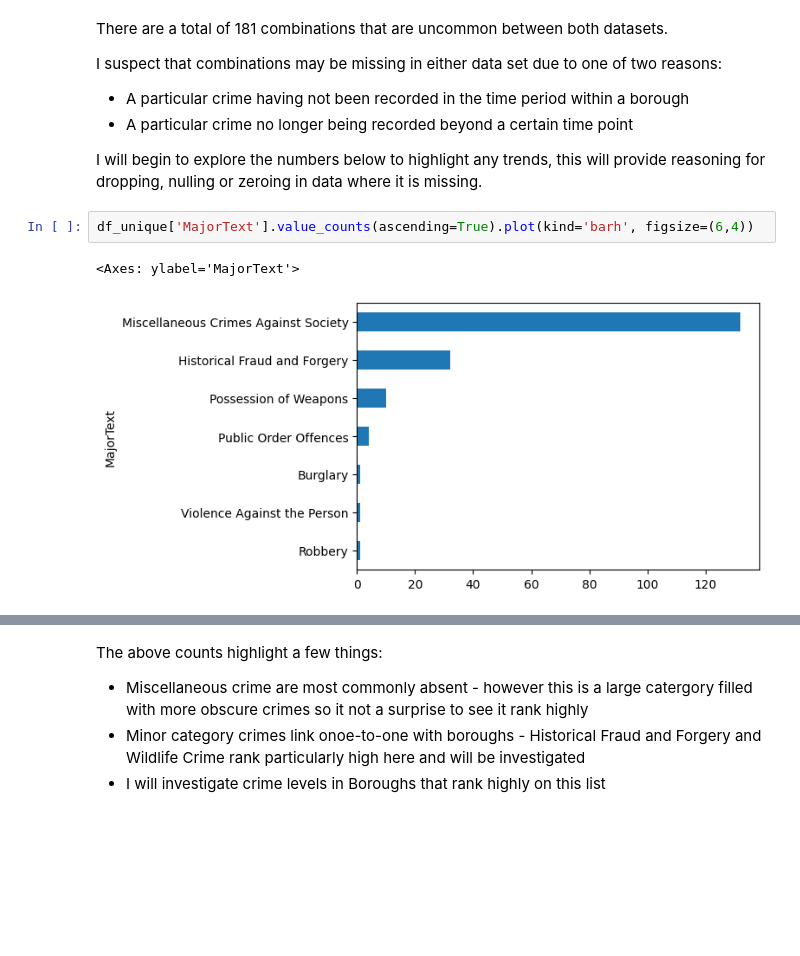
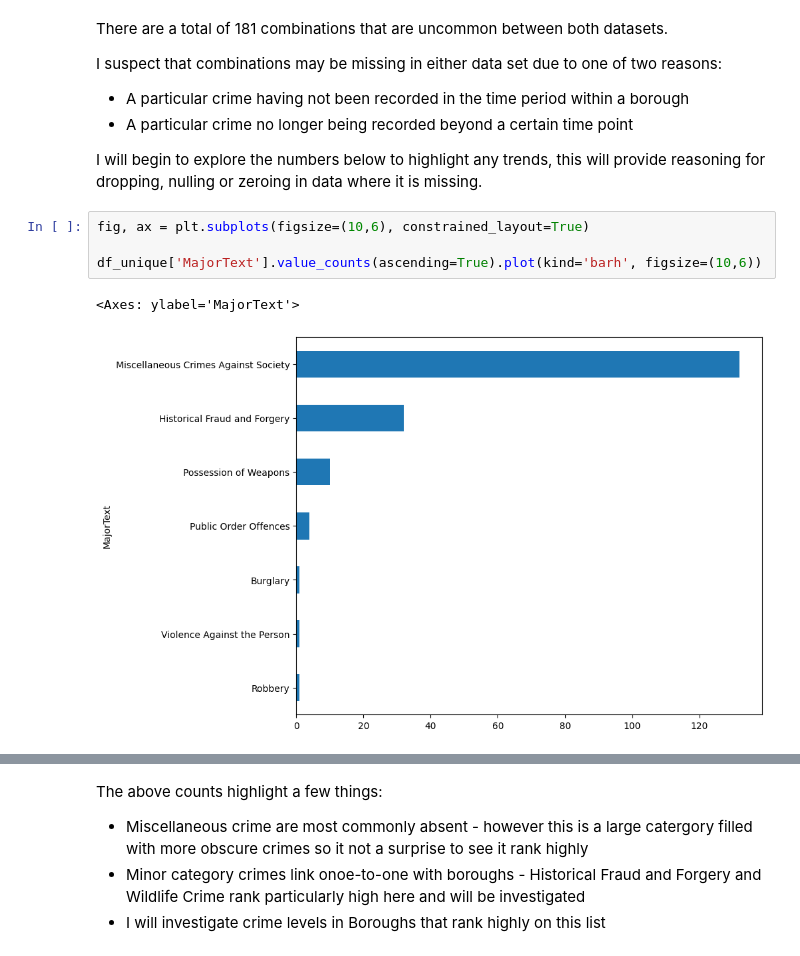
Before and after one commit to JamieW365/londoncrime, a Jupyter notebook: notebooks/exploratory/jw_1.ipynb, the cells around one changed output, grey strips where cells are left out. Saved outputs shown, nothing was run; the diff lists cells and outputs as text; blank space fills up the shorter version.

Commit message:
tidy up plots

```diff
--- a/notebooks/exploratory/jw_1.ipynb
+++ b/notebooks/exploratory/jw_1.ipynb
@@ -202,8 +203,10 @@ I suspect that combinations may be missing in either data set due to one of two
 
 I will begin to explore the numbers below to highlight any trends, this will provide reasoning for dropping, nulling or zeroing in data where it is missing.
 # %%
-df_unique['MajorText'].value_counts(ascending=True).plot(kind='barh', figsize=(6,4))
+fig, ax = plt.subplots(figsize=(10,6), constrained_layout=True)
+
+df_unique['MajorText'].value_counts(ascending=True).plot(kind='barh', figsize=(10,6))
 # %% [output]
 <Axes: ylabel='MajorText'>
-[figure, old version]
+[figure, new version]
 # %%
```
Also changed, not shown: parts of 7 cells of this notebook.
